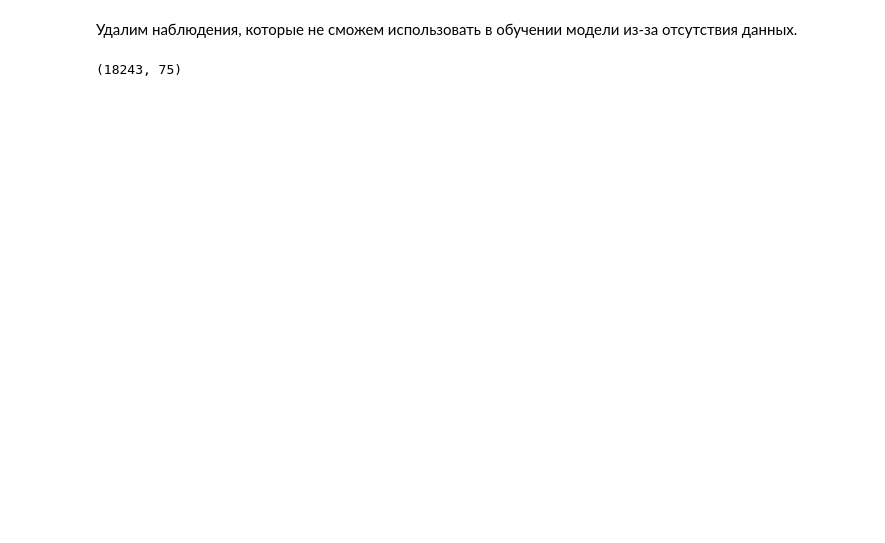
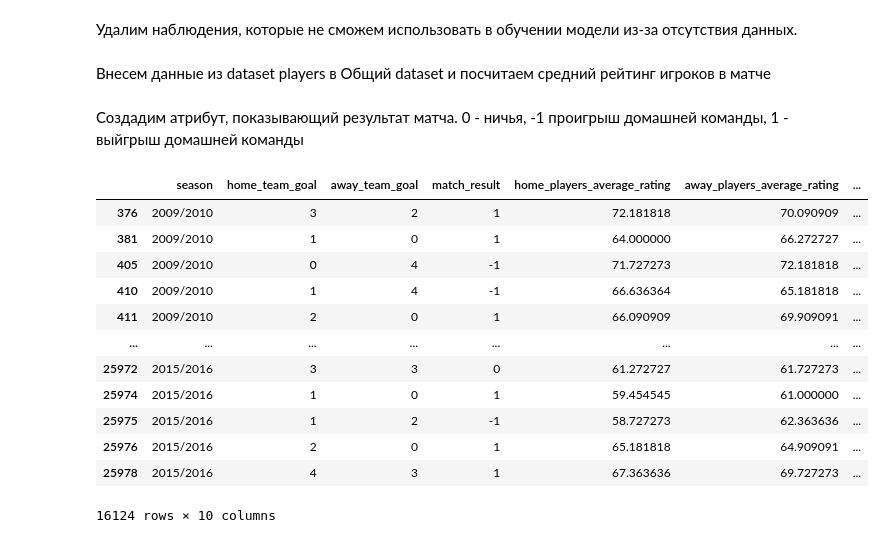
Before and after one commit to dplus-t/Changellenge_Final_Project, a Jupyter notebook: 2_Step.ipynb, the cells around one changed output. Cells and saved outputs as stored; diff of their text form; code cells hidden in the pictures; blank space fills up the shorter version.

```diff
--- a/2_Step.ipynb
+++ b/2_Step.ipynb
@@ -337,6 +326,30 @@ df.shape
 # %% [markdown]
 Удалим наблюдения, которые не сможем использовать в обучении модели из-за отсутствия данных.
 # %%
-df.dropna(subset=['team_long_name_away', 'team_long_name_home']).shape
+player_columns = [col for col in matches.columns if 'home_player_' in col or 'away_player_' in col]
+
+df.dropna(subset=['team_long_name_away', 'team_long_name_home'], inplace=True)
+df.dropna(subset=player_columns, inplace=True)
-# %% [output]
-(18243, 75)
+# %% [markdown]
+Внесем данные из dataset players в Общий dataset и посчитаем средний рейтинг игроков в матче
+# %%
+home_player_columns = [col for col in matches.columns if 'home_player' in col]
+away_player_columns = [col for col in matches.columns if 'away_player' in col]
+
+rating_score_dict = players.set_index(['player_api_id', 'player_year'])[['overall_rating', 'player_score']].apply(tuple,
+                                                                                                                  axis=1).to_dict()
+
+for column in player_columns:
+    df[column + '_rating'] = df.apply(
+        lambda row: rating_score_dict.get((row[column], row['match_year']), (None, None))[0], axis=1)
+    df[column + '_score'] = df.apply(
+        lambda row: rating_score_dict.get((row[column], row['match_year']), (None, None))[1], axis=1)
+
+df['home_players_average_rating'] = df[[col + '_rating' for col in player_columns if 'home' in col]].mean(axis=1)
+df['away_players_average_rating'] = df[[col + '_rating' for col in player_columns if 'away' in col]].mean(axis=1)
+df['home_players_average_score'] = df[[col + '_score' for col in player_columns if 'home' in col]].mean(axis=1)
+df['away_players_average_score'] = df[[col + '_score' for col in player_columns if 'away' in col]].mean(axis=1)
+
+df.drop(columns=[col + '_rating' for col in player_columns] + [col + '_score' for col in player_columns], inplace=True)
+# %% [markdown]
+Создадим атрибут, показывающий результат матча. 0 - ничья, -1 проигрыш домашней команды, 1 - выйгрыш домашней команды
@@ -342,0 +358,18 @@ df.dropna(subset=['team_long_name_away', 'team_long_name_home']).shape
+# %%
+df[['season', 'home_team_goal', 'away_team_goal', 'match_result', 'home_players_average_rating',
+    'away_players_average_rating', 'home_players_average_score', 'away_players_average_score', 'team_score_away',
+    'team_score_home']]
+# %% [output]
+|  | season | home_team_goal | away_team_goal | match_result | home_players_average_rating | away_players_average_rating | ... |
+| 376 | 2009/2010 | 3 | 2 | 1 | 72.181818 | 70.090909 | ... |
+| 381 | 2009/2010 | 1 | 0 | 1 | 64.000000 | 66.272727 | ... |
+| 405 | 2009/2010 | 0 | 4 | -1 | 71.727273 | 72.181818 | ... |
+| 410 | 2009/2010 | 1 | 4 | -1 | 66.636364 | 65.181818 | ... |
+| 411 | 2009/2010 | 2 | 0 | 1 | 66.090909 | 69.909091 | ... |
+| ... | ... | ... | ... | ... | ... | ... | ... |
+| 25972 | 2015/2016 | 3 | 3 | 0 | 61.272727 | 61.727273 | ... |
+| 25974 | 2015/2016 | 1 | 0 | 1 | 59.454545 | 61.000000 | ... |
+| 25975 | 2015/2016 | 1 | 2 | -1 | 58.727273 | 62.363636 | ... |
+| 25976 | 2015/2016 | 2 | 0 | 1 | 65.181818 | 64.909091 | ... |
+| 25978 | 2015/2016 | 4 | 3 | 1 | 67.363636 | 69.727273 | ... |
+16124 rows × 10 columns
```
Also changed, not shown: parts of 14 cells of this notebook.
